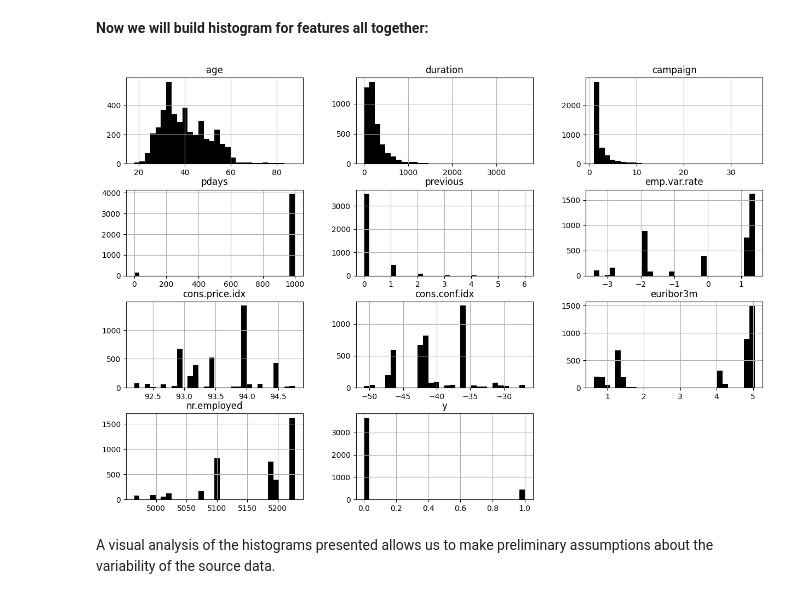
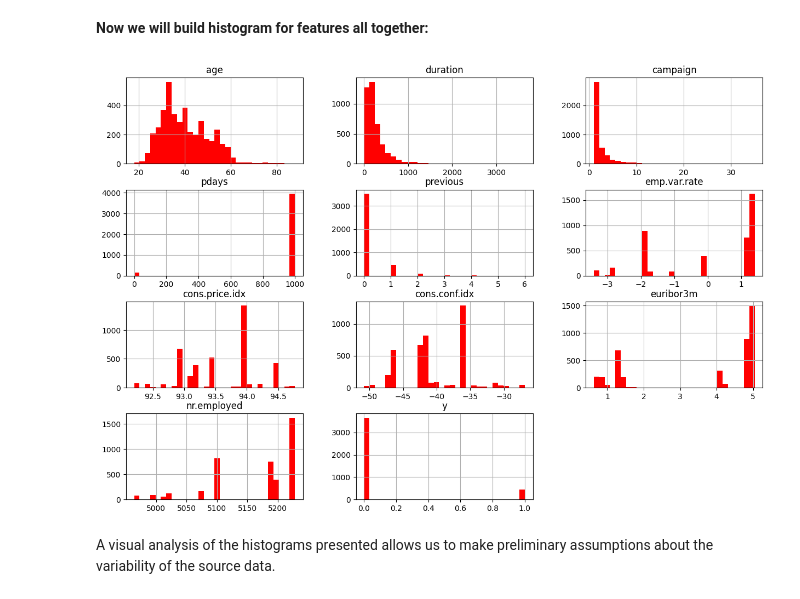
Before and after one commit to CodeLilesh/Exploratory-Data-Analysis-EDA-, a Jupyter notebook: EDA_Banking.ipynb, the cells around one changed output. Saved outputs shown, nothing was run; the diff lists cells and outputs as text; code cells hidden in the pictures.

```diff
--- a/EDA_Banking.ipynb
+++ b/EDA_Banking.ipynb
@@ -436,11 +449,11 @@ The histogram shows that most of our clients are between the ages of 25 and 50,
 # %% [markdown]
 **Now we will build histogram for features all together:**
 # %%
-df.hist(color = "k",
+df.hist(color = "red",
         bins = 30,
         figsize = (15, 10))
 plt.show()
 # %% [output]
-[figure, old version]
+[figure, new version]
 # %% [markdown]
 A visual analysis of the histograms presented allows us to make preliminary assumptions about the variability of the source data.
```
Also changed, not shown: parts of 16 cells of this notebook.
